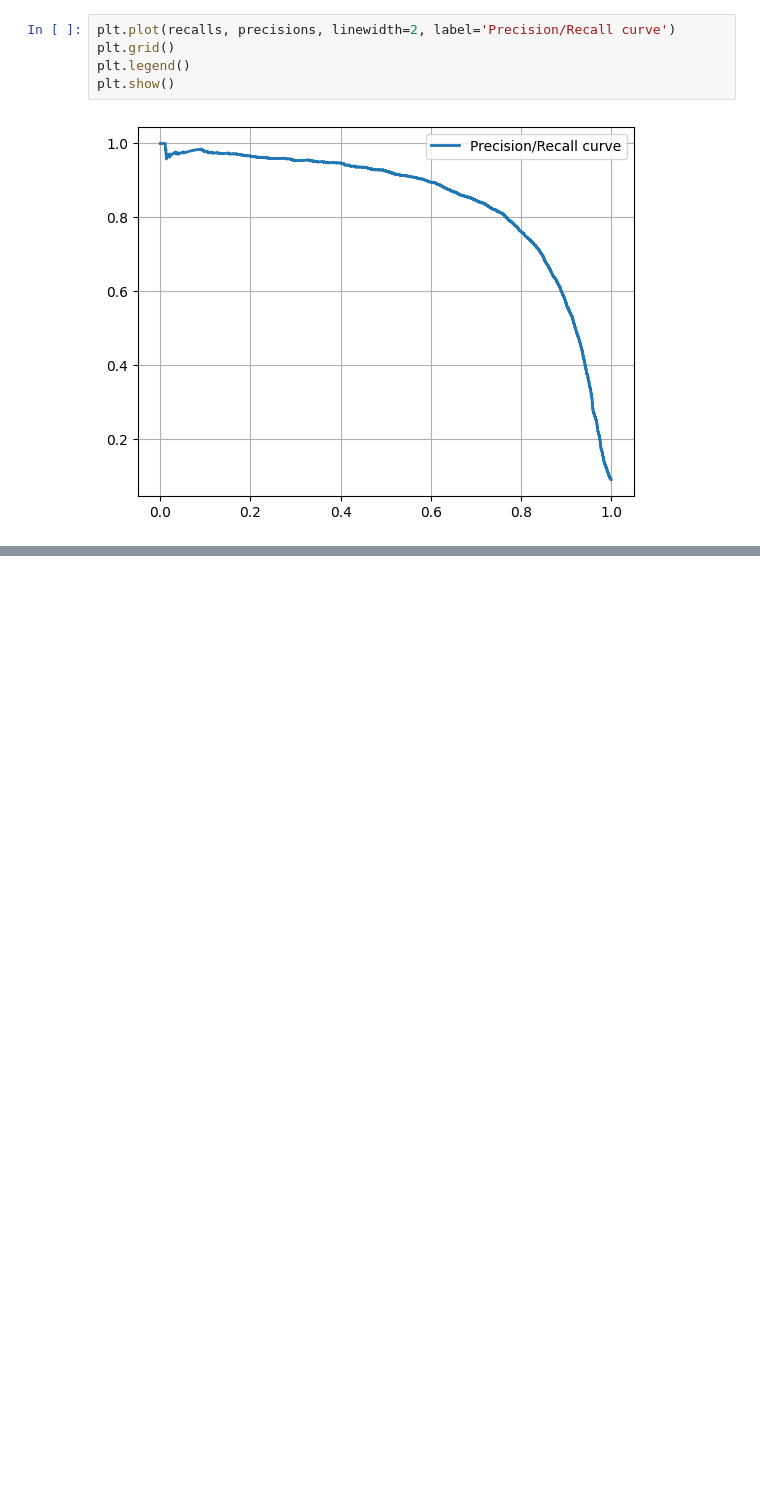
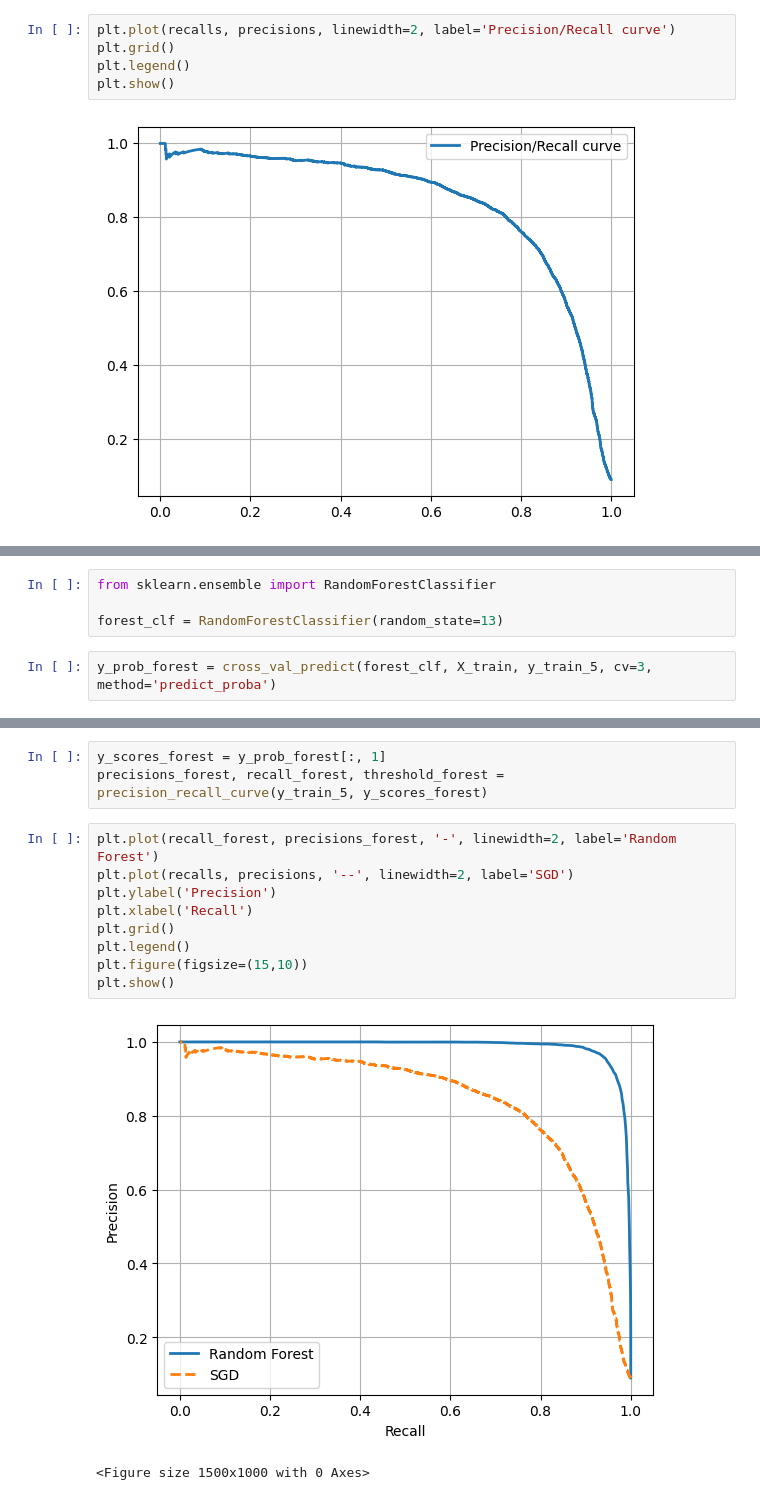
Before and after one commit to xKomil/DataScienceSummerStudy, a Jupyter notebook: _machine_learning/_fundamentals/3/3.ipynb, the cells around one changed output, grey strips where cells are left out. Cells and saved outputs as stored; diff of their text form; blank space fills up the shorter version.

```diff
--- a/_machine_learning/_fundamentals/3/3.ipynb
+++ b/_machine_learning/_fundamentals/3/3.ipynb
@@ -208,0 +256,6 @@ plt.show()
+# %%
+from sklearn.ensemble import RandomForestClassifier
+
+forest_clf = RandomForestClassifier(random_state=13)
+# %%
+y_prob_forest = cross_val_predict(forest_clf, X_train, y_train_5, cv=3, method='predict_proba')
@@ -208,0 +282,15 @@ plt.show()
+# %%
+y_scores_forest = y_prob_forest[:, 1]
+precisions_forest, recall_forest, threshold_forest = precision_recall_curve(y_train_5, y_scores_forest)
+# %%
+plt.plot(recall_forest, precisions_forest, '-', linewidth=2, label='Random Forest')
+plt.plot(recalls, precisions, '--', linewidth=2, label='SGD')
+plt.ylabel('Precision')
+plt.xlabel('Recall')
+plt.grid()
+plt.legend()
+plt.figure(figsize=(15,10))
+plt.show()
+# %% [output]
+[figure, added]
+<Figure size 1500x1000 with 0 Axes>
```
Also changed, not shown: parts of 13 cells of this notebook, 1 other file.
